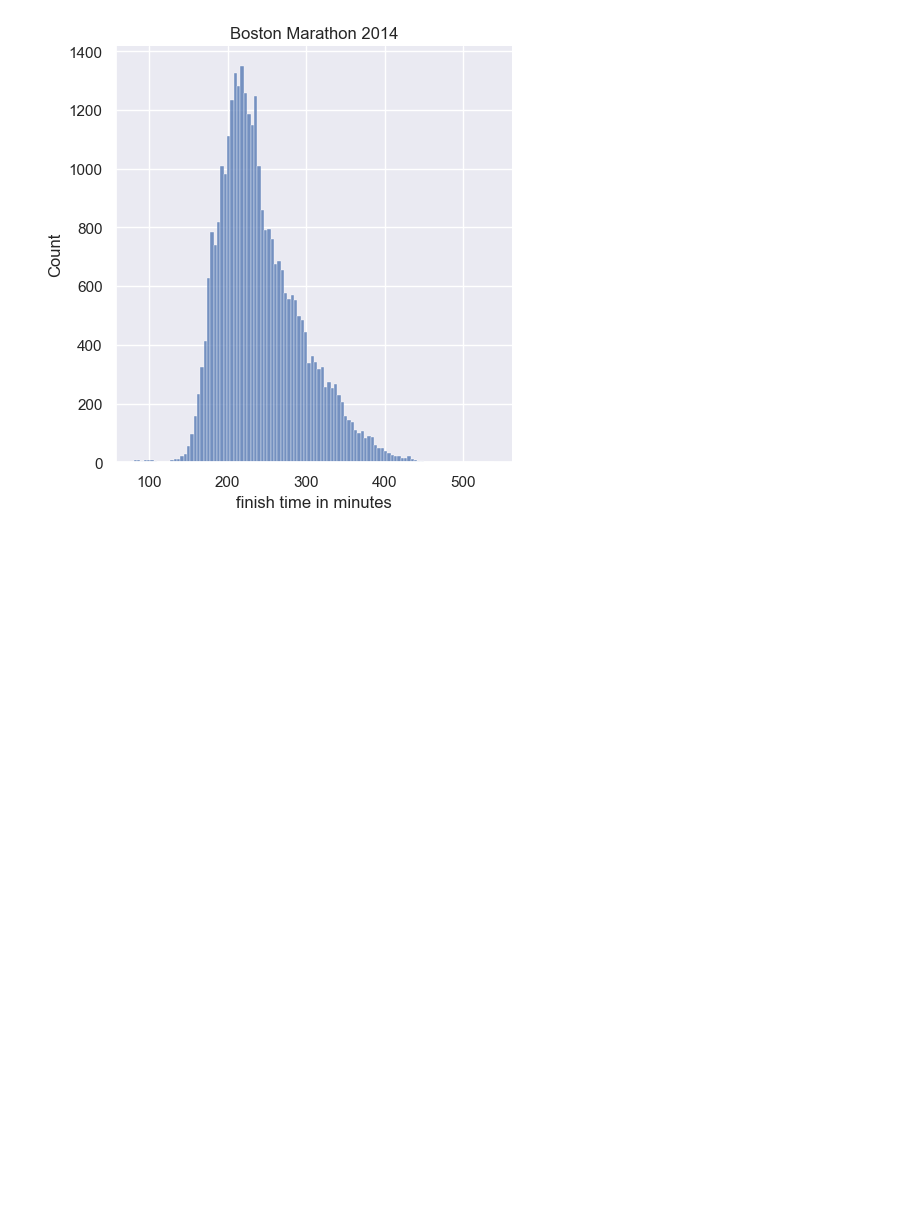
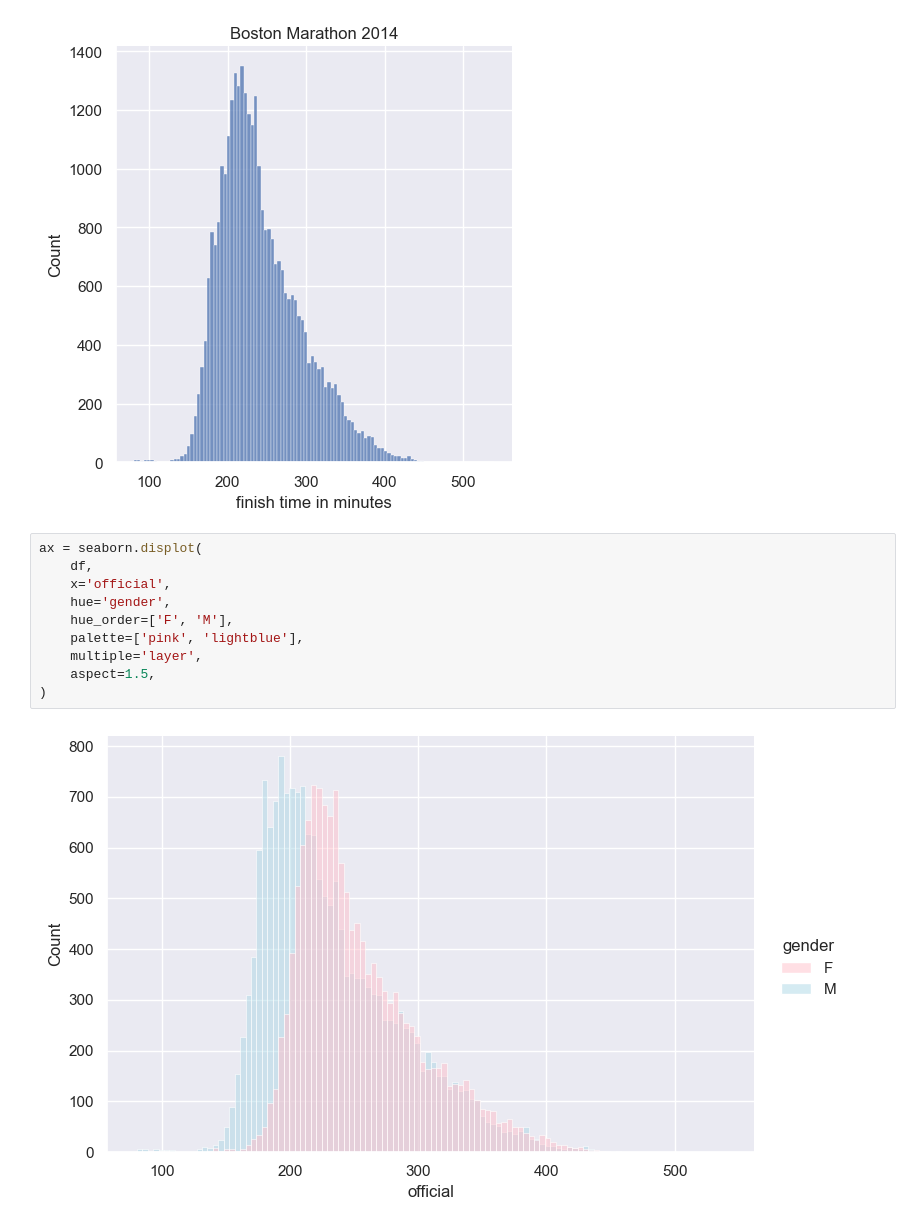
Before and after one commit to llimllib/bostonmarathon, a Jupyter notebook: seaborn.ipynb, the cells around one changed output. Saved outputs shown, nothing was run; the diff lists cells and outputs as text; blank space fills up the shorter version.

Commit message:
add a seaborn graph

```diff
--- a/seaborn.ipynb
+++ b/seaborn.ipynb
@@ -34,3 +33,15 @@ ax
 # %% [output]
 <seaborn.axisgrid.FacetGrid at 0x...>
 [figure]
+# %%
+ax = seaborn.displot(
+    df,
+    x='official',
+    hue='gender',
+    hue_order=['F', 'M'],
+    palette=['pink', 'lightblue'],
+    multiple='layer',
+    aspect=1.5,
+)
+# %% [output]
+[figure, added]
```
Also changed, not shown: parts of 2 cells of this notebook.
